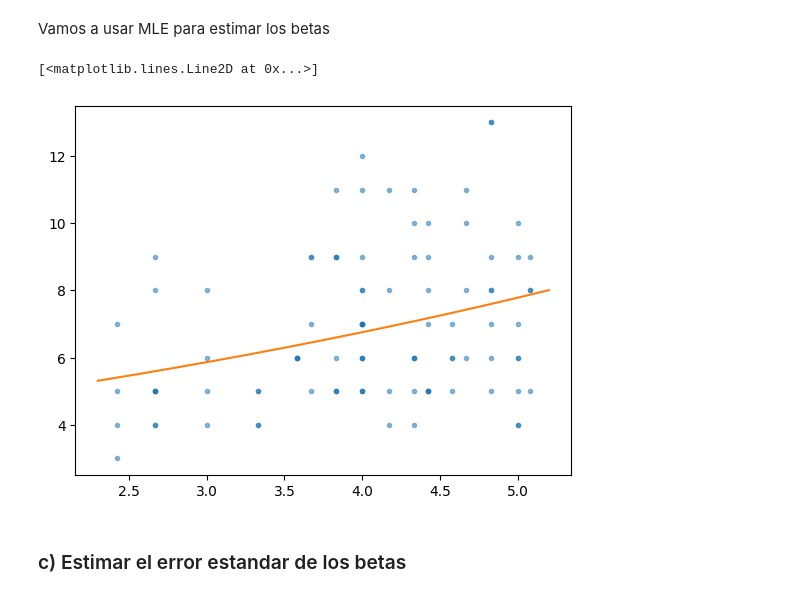
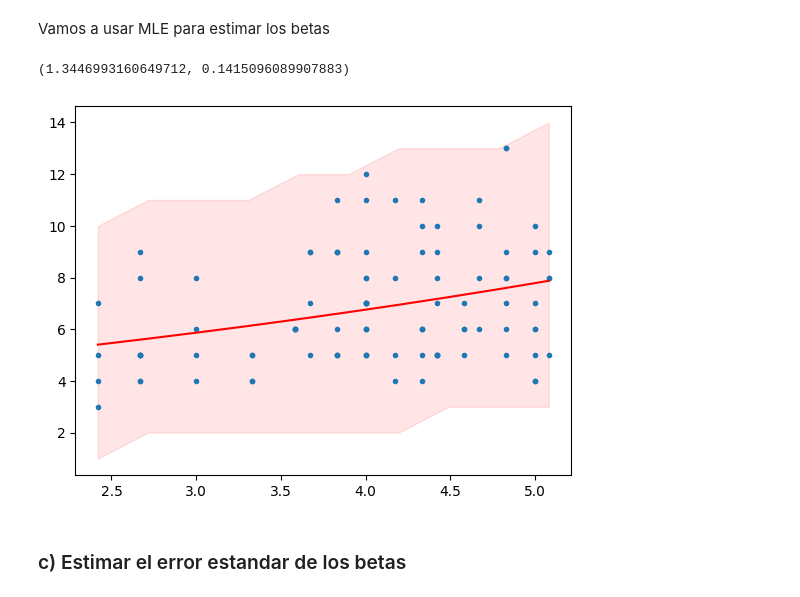
Before and after one commit to nazarenomm/estadistica_inferencia, a Jupyter notebook: clases/clase_ejercicio_bloques.ipynb, the cells around one changed output. Drawn from its saved outputs; the diff is of its cells as text; code cells hidden in the pictures.

```diff
--- a/clases/clase_ejercicio_bloques.ipynb
+++ b/clases/clase_ejercicio_bloques.ipynb
@@ -53,18 +54,21 @@ initial_beta = [0,0]
 result_poisson = minimize(neg_log_likelihood, initial_beta, args = (X_intercept, Y))
 # %%
 beta_0, beta_1 = result_poisson.x
-# %%
-fig, ax = plt.subplots()
-x = df["Age"]
-ax.plot(x, Y, ".", alpha = 0.5)
-
-X_estimacion = np.linspace(2.3, 5.2, 1000) # rango de edades
-
-mu_pred = np.exp(beta_0 + beta_1 * X_estimacion)
-ax.plot(X_estimacion, mu_pred)
-# %% [output]
-[<matplotlib.lines.Line2D at 0x...>]
-[figure, removed]
+# %%
+beta_0, beta_1
+# %% [output]
+(1.3446993160649712, 0.1415096089907883)
+# %%
+plt.plot(df["Age"], Y, ".")
+
+age_linspace = np.linspace(df["Age"].min(), df["Age"].max(), 10)
+X_ = np.column_stack((np.ones(len(age_linspace)), age_linspace))
+lower_bound, upper_bound = st.poisson.interval(0.95, np.exp(np.dot(X_, result_poisson.x)))
+plt.plot(age_linspace, np.exp(np.dot(X_, result_poisson.x)), color = "red")
+plt.fill_between(age_linspace, lower_bound, upper_bound, color="red", alpha=0.1)
+plt.show()
+# %% [output]
+[figure, added]
 # %% [markdown]
 ### c) Estimar el error estandar de los betas
 # %% [markdown]
```
Also changed, not shown: parts of 2 cells of this notebook, 6 other files.
